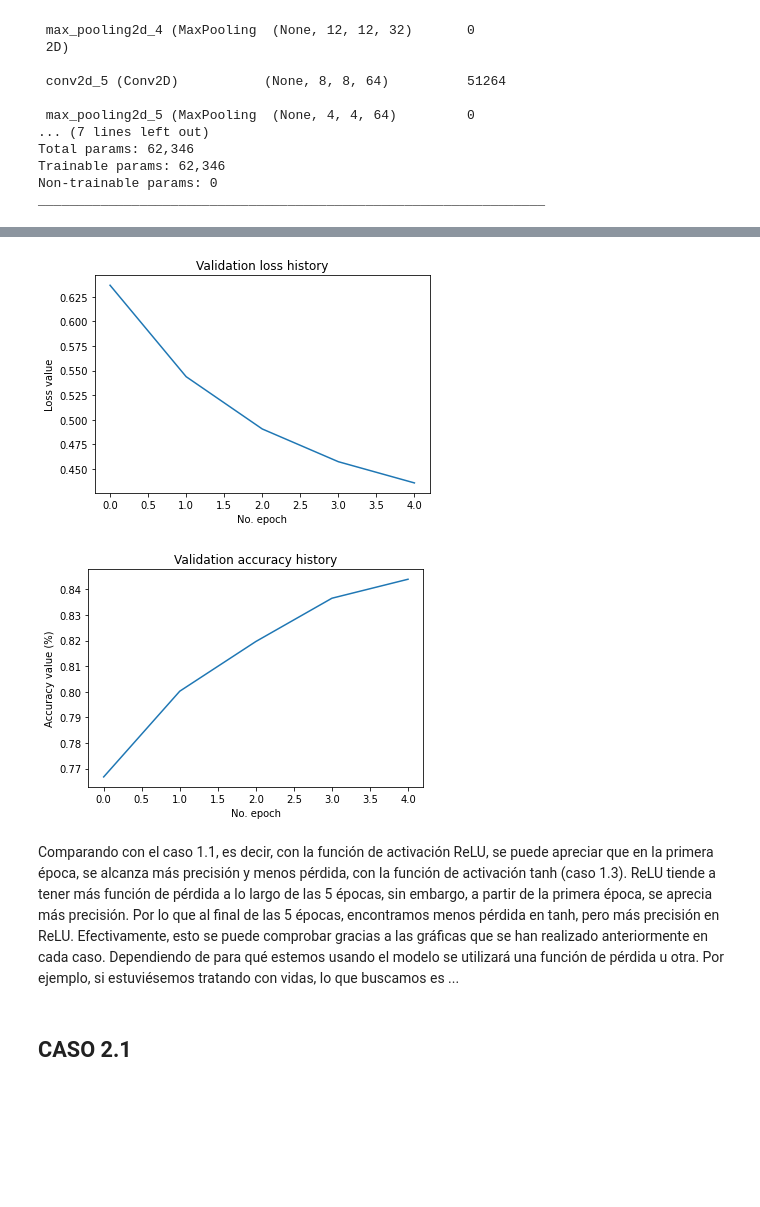
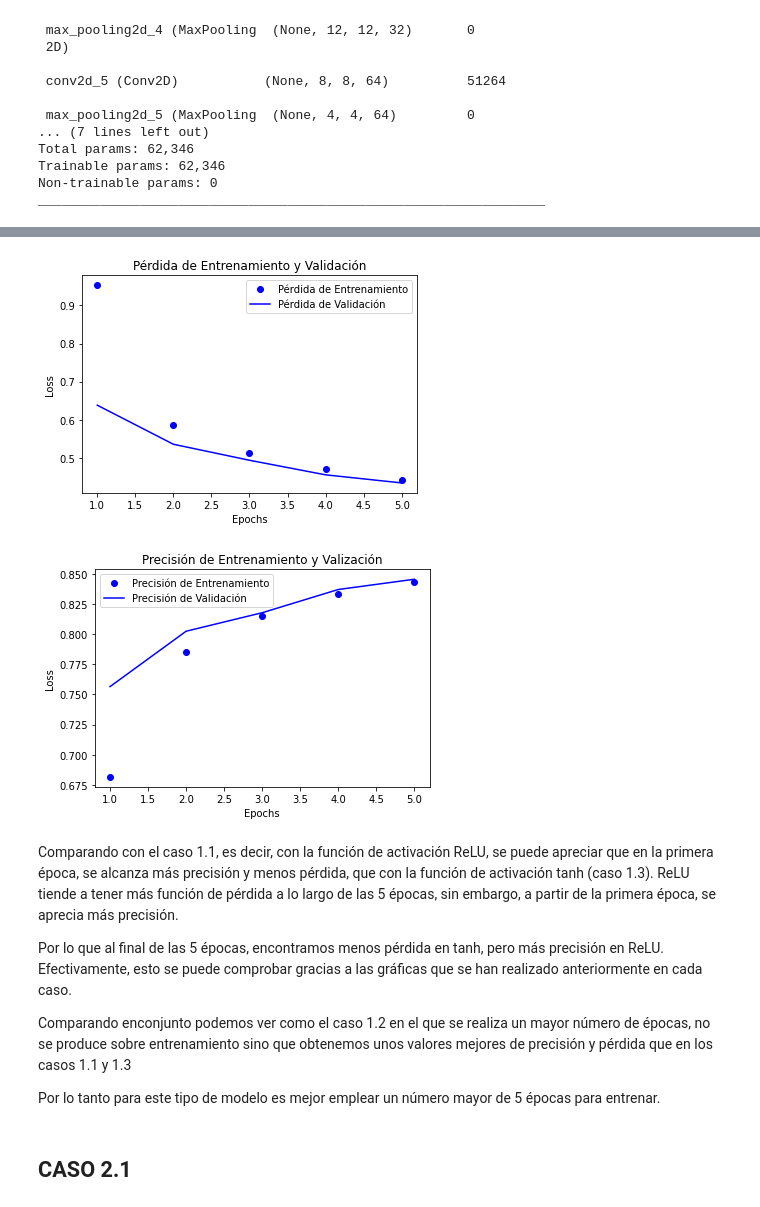
Before and after one commit to AlvaroGarcia-Cid/AA_PRACTICA2_GRUPO_7, a Jupyter notebook: AA_PRACTICA2_GRUPO_7.ipynb, the cells around one changed output, grey strips where cells are left out. Cells and saved outputs as stored; diff of their text form; code cells hidden in the pictures; blank space fills up the shorter version.

```diff
--- a/AA_PRACTICA2_GRUPO_7.ipynb
+++ b/AA_PRACTICA2_GRUPO_7.ipynb
@@ -135,0 +131,17 @@ Test loss: 0.4323307275772095 / Test accuracy: 0.847599983215332
+# %%
+def pinta_perdida_entrenamiento_validacion(historia):
+  history_dict = historia.history
+  acc = historia.history['accuracy']
+  val_acc = historia.history['val_accuracy']
+  loss = historia.history['loss']
+  val_loss = historia.history['val_loss']
+  epochs = range(1, len(acc) + 1)
+  # "bo" es para "punto azun"
+  plt.plot(epochs, loss, 'bo', label='Pérdida de Entrenamiento')
+  # "b" es para "linea continua azul"
+  plt.plot(epochs, val_loss, 'b', label='Pérdida de Validación')
+  plt.title('Pérdida de Entrenamiento y Validación')
+  plt.xlabel('Epochs')
+  plt.ylabel('Loss')
+  plt.legend()
+  plt.show()
@@ -272,20 +273,4 @@ Epoch 5/5
 # %%
-# Generamos las métricas de generalización
-score = model13.evaluate(train_images, train_labels, verbose=0)
-print(f'Test loss: {score[0]} / Test accuracy: {score[1]}')
-
-# Visualizamos history
-# Pintamos history: Pérdida
-plt.plot(history13.history['val_loss'])
-plt.title('Validation loss history')
-plt.ylabel('Loss value')
-plt.xlabel('No. epoch')
-plt.show()
-
-# Pintamos history: Precisión
-plt.plot(history13.history['val_accuracy'])
-plt.title('Validation accuracy history')
-plt.ylabel('Accuracy value (%)')
-plt.xlabel('No. epoch')
-plt.show()
+pinta_perdida_entrenamiento_validacion(history13)
+pinta_precision_entrenamiento_validacion(history13)
 # %% [output]
@@ -293,10 +277,14 @@ Test loss: 0.4292723834514618 / Test accuracy: 0.8489833474159241
-[figure, old version]
+[figure, new version]
-[figure, old version]
+[figure, new version]
 # %% [markdown]
-Comparando con el caso 1.1, es decir, con la función de activación ReLU, se puede apreciar que en la primera época, se alcanza más precisión y menos pérdida, con la función de activación tanh (caso 1.3). ReLU tiende a tener más función de pérdida a lo largo de las 5 épocas, sin embargo, a partir de la primera época, se aprecia más precisión.
+Comparando con el caso 1.1, es decir, con la función de activación ReLU, se puede apreciar que en la primera época, se alcanza más precisión y menos pérdida, que con la función de activación tanh (caso 1.3). ReLU tiende a tener más función de pérdida a lo largo de las 5 épocas, sin embargo, a partir de la primera época, se aprecia más precisión.
+
 Por lo que al final de las 5 épocas, encontramos menos pérdida en tanh, pero más precisión en ReLU.
 Efectivamente, esto se puede comprobar gracias a las gráficas que se han realizado anteriormente en cada caso.
-Dependiendo de para qué estemos usando el modelo se utilizará una función de pérdida u otra. Por ejemplo, si estuviésemos tratando con vidas, lo que buscamos es ...
+
+Comparando enconjunto podemos ver como el caso 1.2 en el que se realiza un mayor número de épocas, no se produce sobre entrenamiento sino que obtenemos unos valores mejores de precisión y pérdida que en los casos 1.1 y 1.3
+
+Por lo tanto para este tipo de modelo es mejor emplear un número mayor de 5 épocas para entrenar.
 # %% [markdown]
 ## CASO 2.1
 # %%
```
Also changed, not shown: parts of 45 cells of this notebook.
